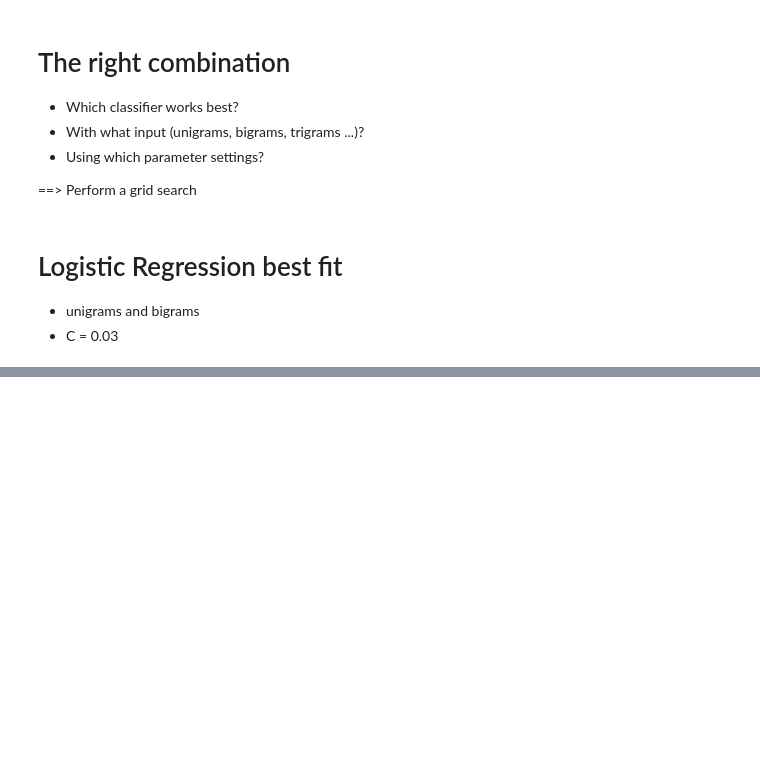
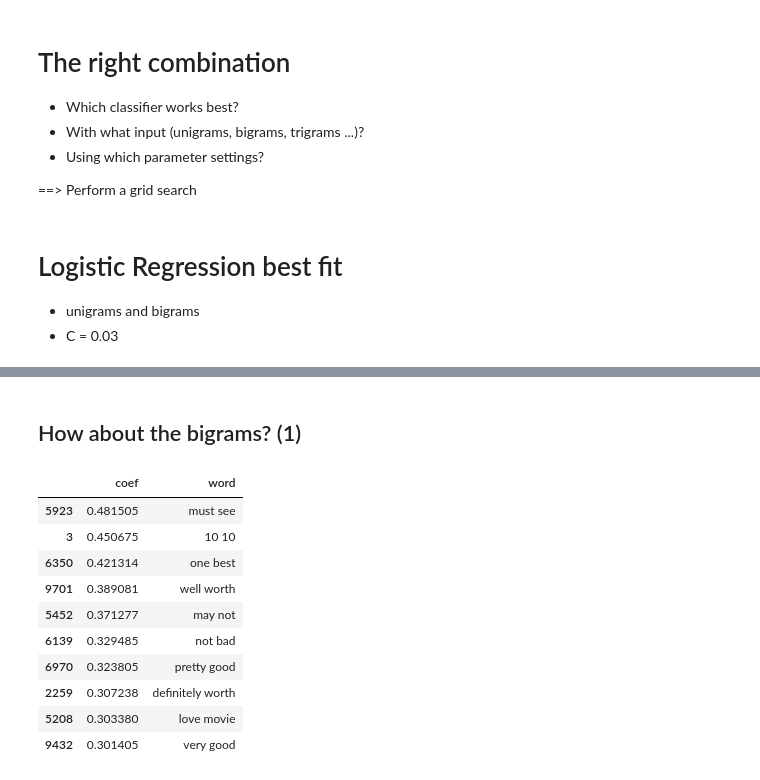
Before and after one commit to skeydan/sentiment_imdb, a Jupyter notebook: SentimentAnalysisIMDB.ipynb, the cells around one changed output, grey strips where cells are left out. Saved outputs shown, nothing was run; the diff lists cells and outputs as text; code cells hidden in the pictures; blank space fills up the shorter version.

```diff
--- a/SentimentAnalysisIMDB.ipynb
+++ b/SentimentAnalysisIMDB.ipynb
@@ -232,0 +285,17 @@ from sklearn.feature_extraction.text import CountVectorizer
+# %% [markdown]
+## How about the bigrams? (1)
+# %%
+word_importances_bigrams = word_importances_sorted[word_importances_sorted.word.apply(lambda c: len(c.split()) >= 2)]
+word_importances_bigrams[:10]
+# %% [output]
+|  | coef | word |
+| 5923 | 0.481505 | must see |
+| 3 | 0.450675 | 10 10 |
+| 6350 | 0.421314 | one best |
+| 9701 | 0.389081 | well worth |
+| 5452 | 0.371277 | may not |
+| 6139 | 0.329485 | not bad |
+| 6970 | 0.323805 | pretty good |
+| 2259 | 0.307238 | definitely worth |
+| 5208 | 0.303380 | love movie |
+| 9432 | 0.301405 | very good |
```
Also changed, not shown: parts of 37 cells of this notebook, 2 other files.
